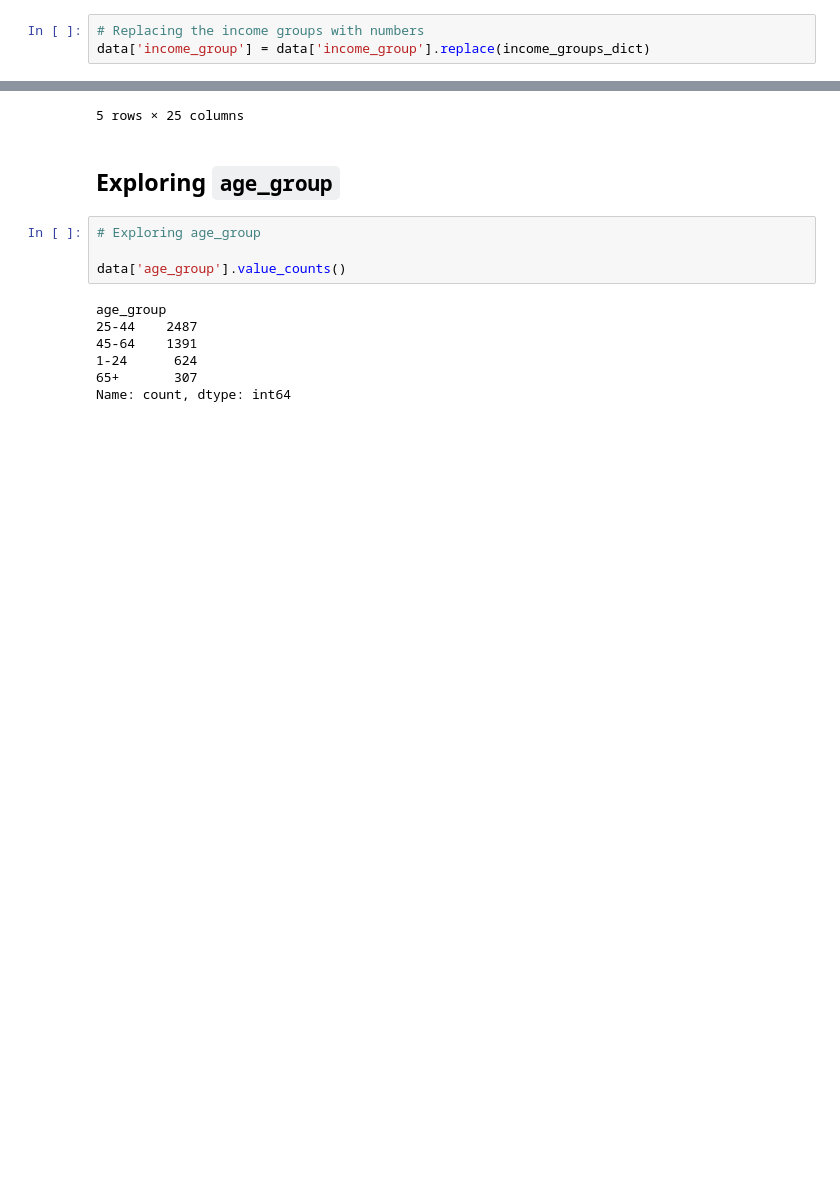
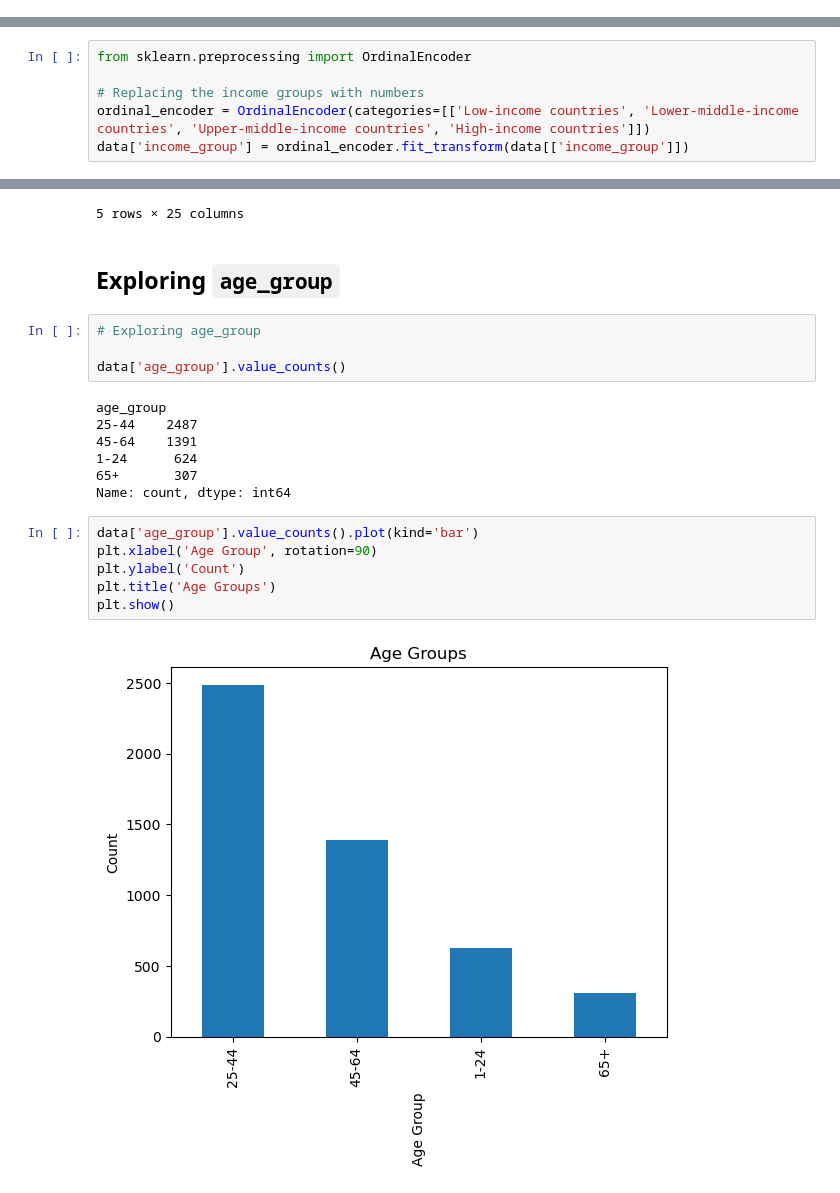
Before and after one commit to BCBeeravelly/End-to-End-ML-Project, a Jupyter notebook: notebooks/eda.ipynb, the cells around one changed output, grey strips where cells are left out. Drawn from its saved outputs; the diff is of its cells as text; blank space fills up the shorter version.

Commit message:
EDA - Age group complete

```diff
--- a/notebooks/eda.ipynb
+++ b/notebooks/eda.ipynb
@@ -200,6 +209,3 @@ data.drop(['Entity', 'Code'], axis=1, inplace=True)
 # Rearranging the columns
 data.rename(columns={'World Bank income classification': 'income_group'}, inplace=True)
 data = data[['ID', 'country', 'country_code', 'income_group'] + [col for col in data.columns if col not in ['ID', 'country', 'country_code', 'income_group']]]
-# %%
-# Replacing the income groups with numbers
-data['income_group'] = data['income_group'].replace(income_groups_dict)
@@ -206,3 +222,9 @@ data['income_group'] = data['income_group'].replace(income_groups_dict)
+# %%
+from sklearn.preprocessing import OrdinalEncoder
+
+# Replacing the income groups with numbers
+ordinal_encoder = OrdinalEncoder(categories=[['Low-income countries', 'Lower-middle-income countries', 'Upper-middle-income countries', 'High-income countries']])
+data['income_group'] = ordinal_encoder.fit_transform(data[['income_group']])
 # %%
 data.head()
 # %% [output]
@@ -246,3 +268,11 @@ age_group
 1-24      624
 65+       307
 Name: count, dtype: int64
+# %%
+data['age_group'].value_counts().plot(kind='bar')
+plt.xlabel('Age Group', rotation=90)
+plt.ylabel('Count')
+plt.title('Age Groups')
+plt.show()
+# %% [output]
+[figure, added]
```
Also changed, not shown: parts of 9 cells of this notebook, 4 other files.
